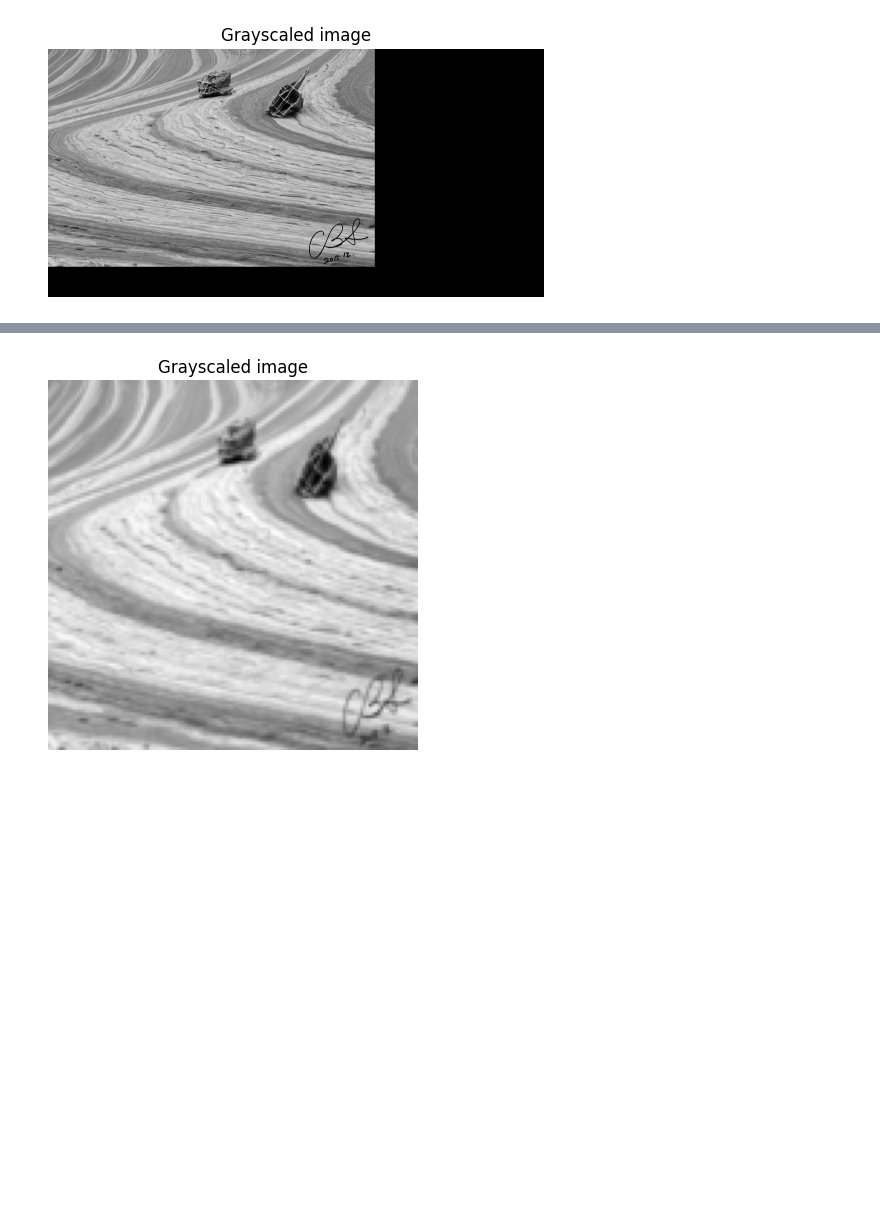
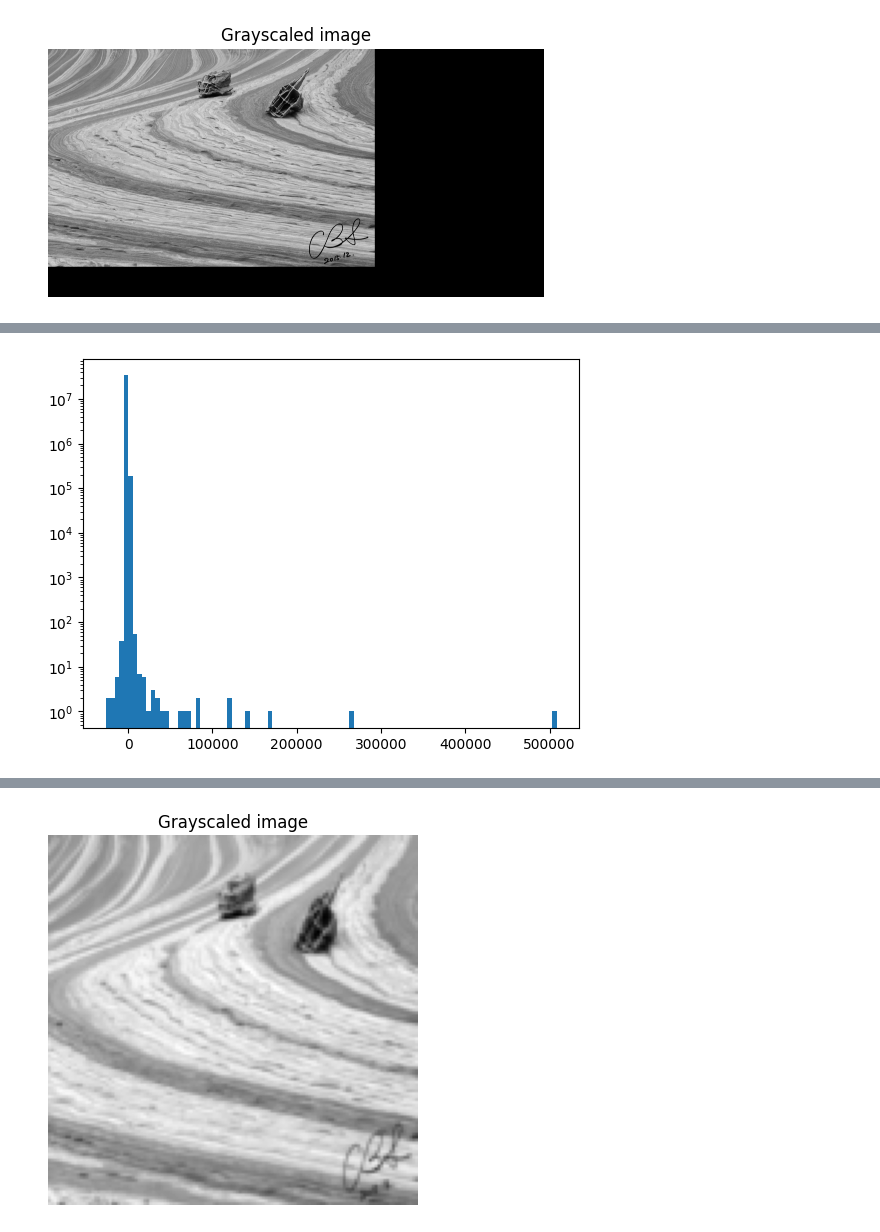
Before and after one commit to jongmindev/DFT_DWT_Implementation, a Jupyter notebook: haar/haar.ipynb, the cells around one changed output, grey strips where cells are left out. Saved outputs shown, nothing was run; the diff lists cells and outputs as text; code cells hidden in the pictures; blank space fills up the shorter version.

```diff
--- a/haar/haar.ipynb
+++ b/haar/haar.ipynb
@@ -273,0 +288,6 @@ numpy.ndarray
+# %%
+#draw histogram of the transformed image
+plt.hist(transformed_img.flatten(), bins = 100)
+plt.yscale('log')
+# %% [output]
+[figure, added]
```
Also changed, not shown: parts of 8 cells of this notebook, 2 other files.
